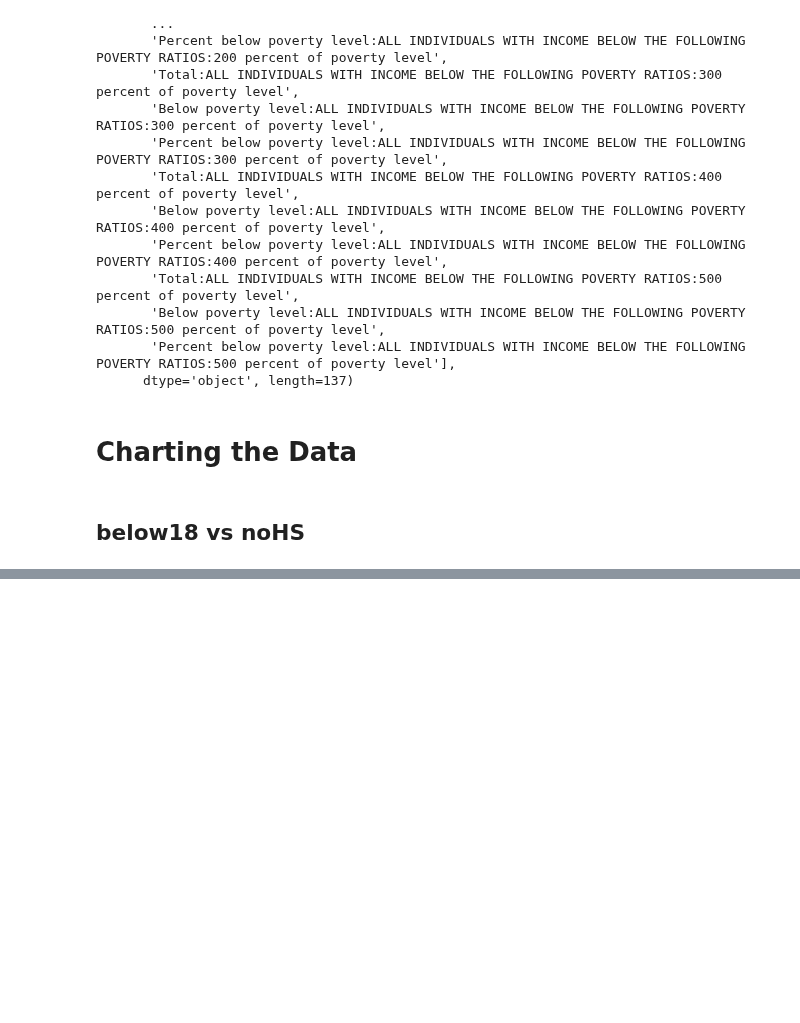
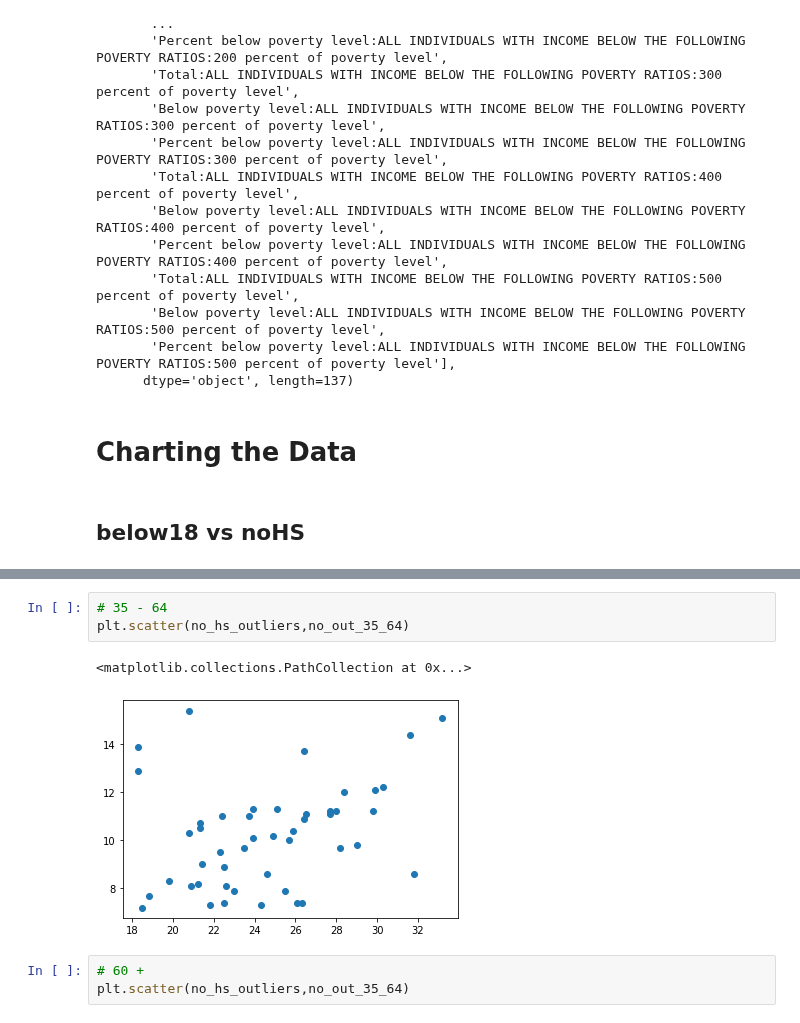
Before and after one commit to imagineLife/data-cleaner, a Jupyter notebook: Scatterplots.ipynb, the cells around one changed output, grey strips where cells are left out. Cells and saved outputs as stored; diff of their text form; blank space fills up the shorter version.

```diff
--- a/Scatterplots.ipynb
+++ b/Scatterplots.ipynb
@@ -246,0 +145,9 @@ plt.boxplot(perc_bach)
+# %%
+# 35 - 64
+plt.scatter(no_hs_outliers,no_out_35_64)
+# %% [output]
+<matplotlib.collections.PathCollection at 0x...>
+[figure, added]
+# %%
+# 60 +
+plt.scatter(no_hs_outliers,no_out_35_64)
```
Also changed, not shown: parts of 24 cells of this notebook.
